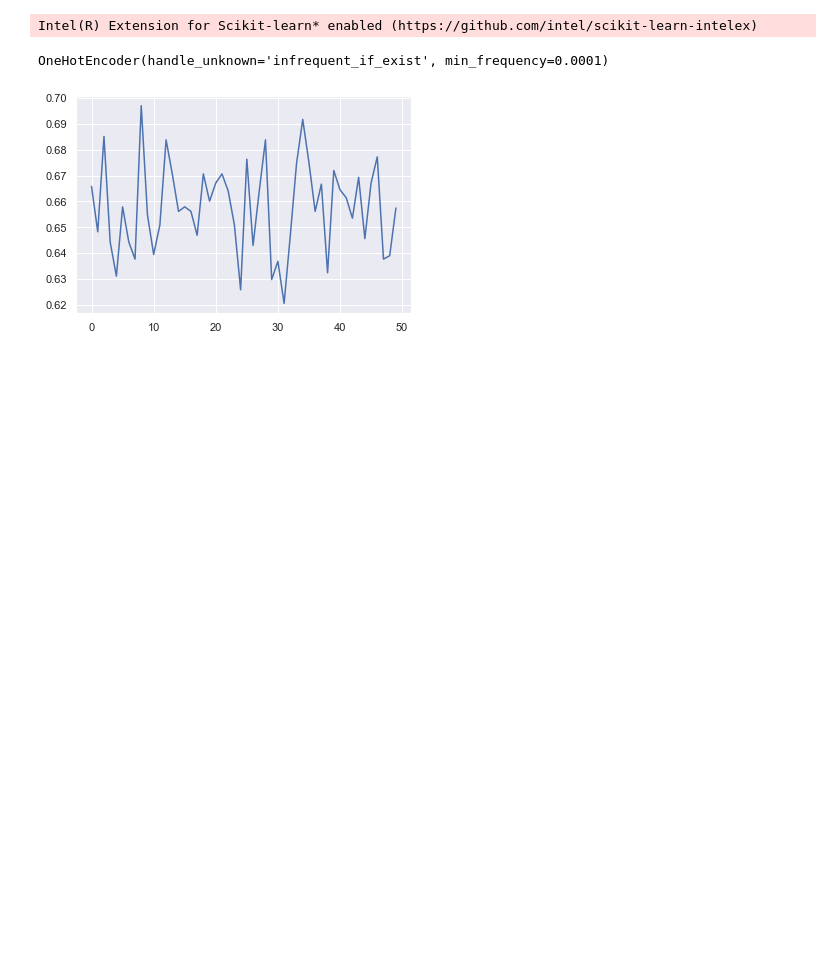
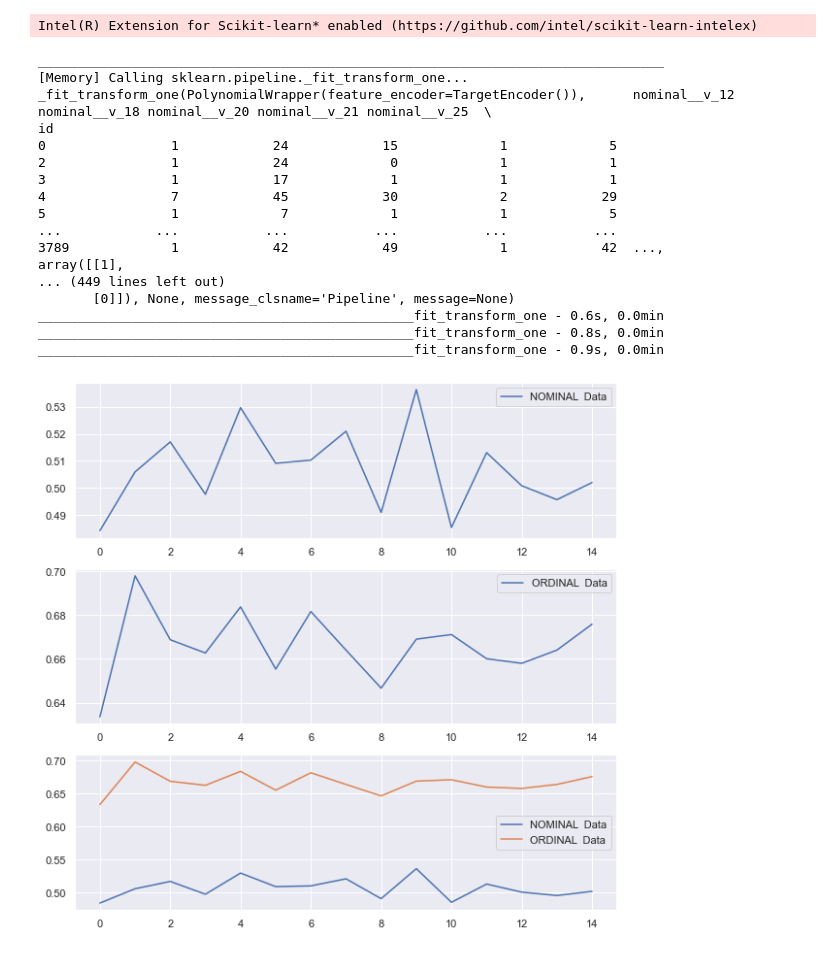
Before and after one commit to risan-raja/sdpiit, a Jupyter notebook: notebooks/Pipeline_components_builder.ipynb, the cells around one changed output. Cells and saved outputs as stored; diff of their text form; code cells hidden in the pictures; blank space fills up the shorter version.

```diff
--- a/notebooks/Pipeline_components_builder.ipynb
+++ b/notebooks/Pipeline_components_builder.ipynb
@@ -275,6 +275,48 @@ classifiers = [
 #  sklearn.ensemble._voting.VotingClassifier
 # ]
 # %%
-OneHotEncoder(min_frequency=0.0001, handle_unknown='infrequent_if_exist')
+# ohe = OneHotEncoder(min_frequency=0.0001, handle_unknown='infrequent_if_exist', sparse=False,dtype=np.int32)
+# X_train_t = ohe.fit_transform(nominal_data)
+fig, ax = plt.subplots(3,1,figsize=(10,10))
+i = 0
+for categories in [nominal, ordinal]:
+    X = final_data.loc[:,categories]
+    y = final_data.target.to_numpy().reshape(-1,1)
+    X_train, X_test, y_train, y_test = train_test_split(X,y, random_state=10, test_size=0.3)
+    feature_names = categories
+    model = QuadraticDiscriminantAnalysis(priors=class_priors,store_covariance=True,reg_param=0.0001 )
+    # ovr_qda.fit(X_train, y_train)
+    # y_pred = QDA_.fit(X_train, y_train)
+    cv_= RepeatedStratifiedKFold(n_splits=3,n_repeats=5, random_state=10)
+    pipe =  Pipeline(steps=[('polynomialwrapper',
+                 PWrapper(feature_encoder=TargetEncoder())),
+                ('quadraticdiscriminantanalysis',
+                 QuadraticDiscriminantAnalysis(priors=class_priors,
+                                               reg_param=0.0001,
+                                               store_covariance=True))], memory=mem)
+    with parallel_backend('multiprocessing'):
+        cv_model = cross_validate(pipe, X, y, cv = cv_,return_train_score=True,n_jobs=-1)
+        ax[i].plot(np.arange(15), cv_model['test_score'], label=f'{feature_names[0].split("__")[0].upper()}  Data')
+        ax[i].legend()
+        ax[2].plot(np.arange(15), cv_model['test_score'], label=f'{feature_names[0].split("__")[0].upper()}  Data')
+        ax[2].legend()
+    i+=1
 # %% [output]
-OneHotEncoder(handle_unknown='infrequent_if_exist', min_frequency=0.0001)
+________________________________________________________________________________
+[Memory] Calling sklearn.pipeline._fit_transform_one...
+_fit_transform_one(PolynomialWrapper(feature_encoder=TargetEncoder()),      nominal__v_12 nominal__v_18 nominal__v_20 nominal__v_21 nominal__v_25  \
+id
+0                1            24            15             1             5
+2                1            24             0             1             1
+3                1            17             1             1             1
+4                7            45            30             2            29
+5                1             7             1             1             5
+...            ...           ...           ...           ...           ...
+3789             1            42            49             1            42  ...,
+array([[1],
+... (449 lines left out)
+       [0]]), None, message_clsname='Pipeline', message=None)
+________________________________________________fit_transform_one - 0.6s, 0.0min
+________________________________________________fit_transform_one - 0.8s, 0.0min
+________________________________________________fit_transform_one - 0.9s, 0.0min
+[figure, added]
@@ -294,4 +322,0 @@ with parallel_backend('multiprocessing'):
-# %%
-fig = plt.plot(np.arange(50), cv_model['test_score'])
-# %% [output]
-[figure, removed]
```
Also changed, not shown: parts of 4 cells of this notebook, 8 other files.
